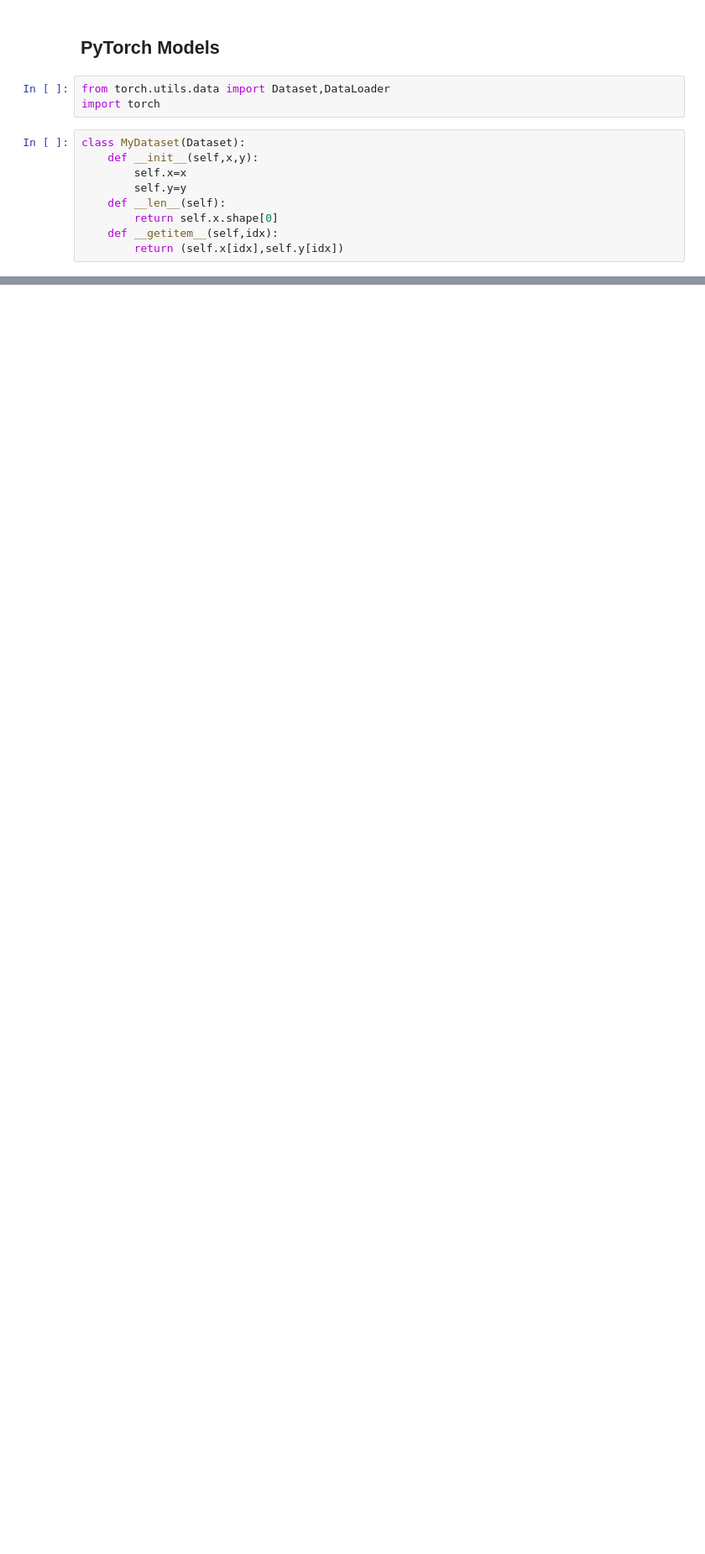
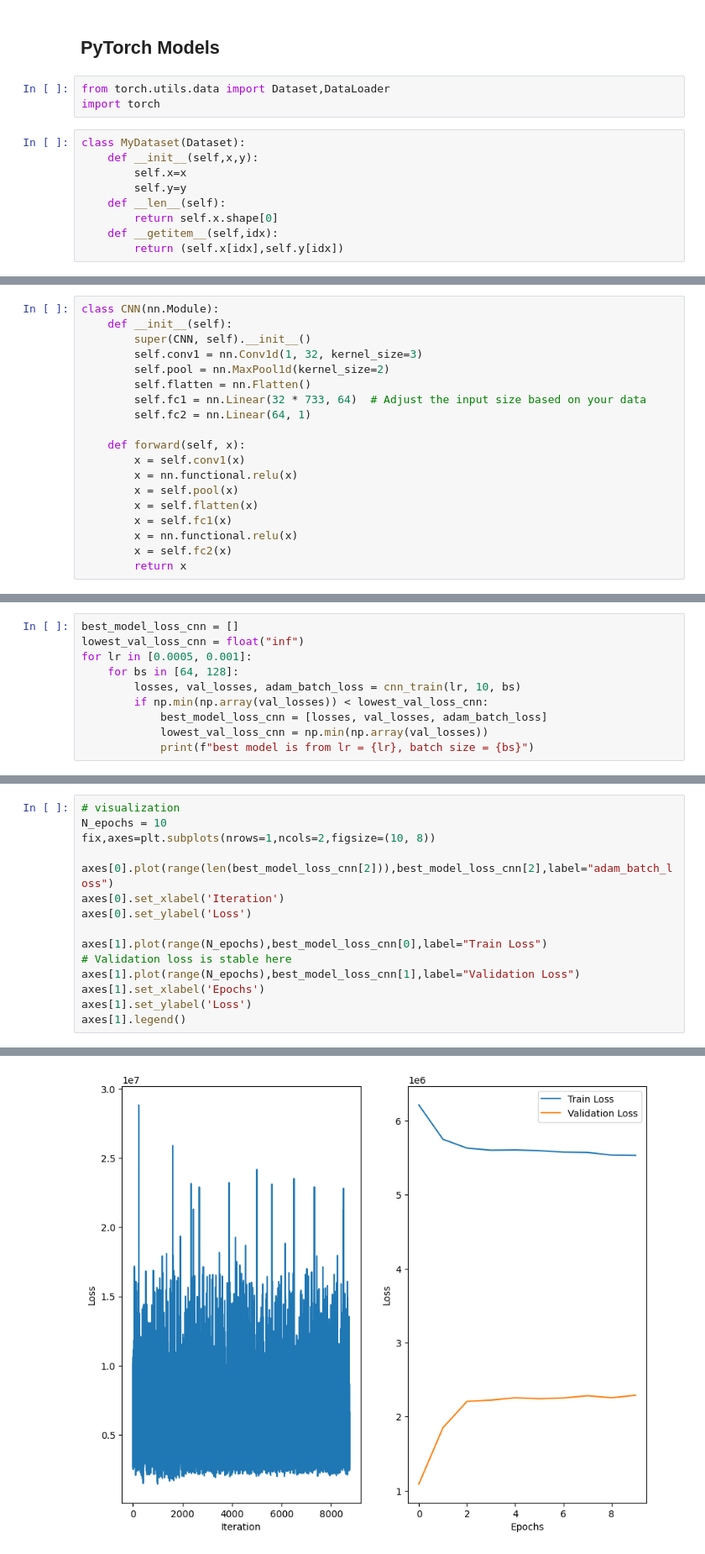
Before and after one commit to zhengyuntao123/FIFA_project, a Jupyter notebook: fifa.ipynb, the cells around one changed output, grey strips where cells are left out. Shown at 84% size. Saved outputs shown, nothing was run; the diff lists cells and outputs as text; blank space fills up the shorter version.

```diff
--- a/fifa.ipynb
+++ b/fifa.ipynb
@@ -1569,0 +1750,19 @@ class MyDataset(Dataset):
+# %%
+class CNN(nn.Module):
+    def __init__(self):
+        super(CNN, self).__init__()
+        self.conv1 = nn.Conv1d(1, 32, kernel_size=3)
+        self.pool = nn.MaxPool1d(kernel_size=2)
+        self.flatten = nn.Flatten()
+        self.fc1 = nn.Linear(32 * 733, 64)  # Adjust the input size based on your data
+        self.fc2 = nn.Linear(64, 1)
+
+    def forward(self, x):
+        x = self.conv1(x)
+        x = nn.functional.relu(x)
+        x = self.pool(x)
+        x = self.flatten(x)
+        x = self.fc1(x)
+        x = nn.functional.relu(x)
+        x = self.fc2(x)
+        return x
@@ -1569,0 +1824,10 @@ class MyDataset(Dataset):
+# %%
+best_model_loss_cnn = []
+lowest_val_loss_cnn = float("inf")
+for lr in [0.0005, 0.001]:
+    for bs in [64, 128]:
+        losses, val_losses, adam_batch_loss = cnn_train(lr, 10, bs)
+        if np.min(np.array(val_losses)) < lowest_val_loss_cnn:
+            best_model_loss_cnn = [losses, val_losses, adam_batch_loss]
+            lowest_val_loss_cnn = np.min(np.array(val_losses))
+            print(f"best model is from lr = {lr}, batch size = {bs}")
@@ -1569,0 +1852,16 @@ class MyDataset(Dataset):
+# %%
+# visualization
+N_epochs = 10
+fix,axes=plt.subplots(nrows=1,ncols=2,figsize=(10, 8))
+
+axes[0].plot(range(len(best_model_loss_cnn[2])),best_model_loss_cnn[2],label="adam_batch_loss")
+axes[0].set_xlabel('Iteration')
+axes[0].set_ylabel('Loss')
+
+axes[1].plot(range(N_epochs),best_model_loss_cnn[0],label="Train Loss")
+# Validation loss is stable here
+axes[1].plot(range(N_epochs),best_model_loss_cnn[1],label="Validation Loss")
+axes[1].set_xlabel('Epochs')
+axes[1].set_ylabel('Loss')
+axes[1].legend()
+# %% [output]
@@ -1569,0 +1869 @@ class MyDataset(Dataset):
+[figure, added]
```
Also changed, not shown: parts of 38 cells of this notebook.
